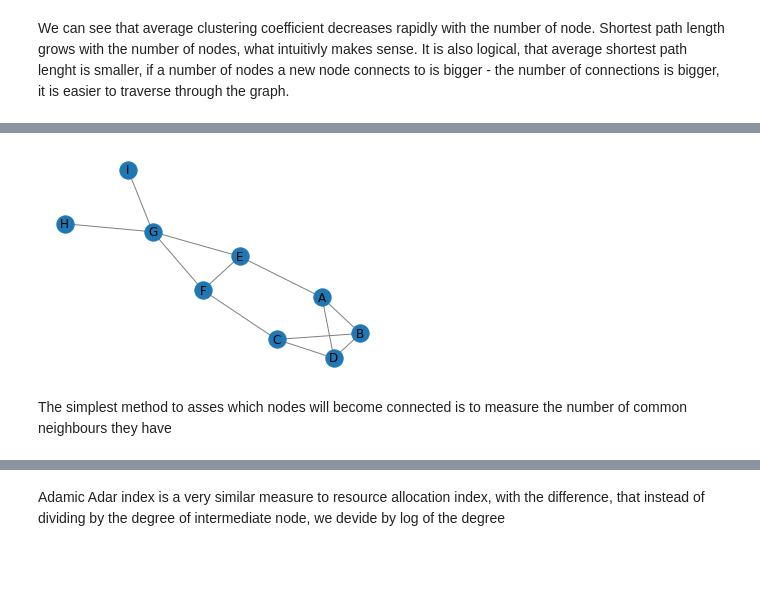
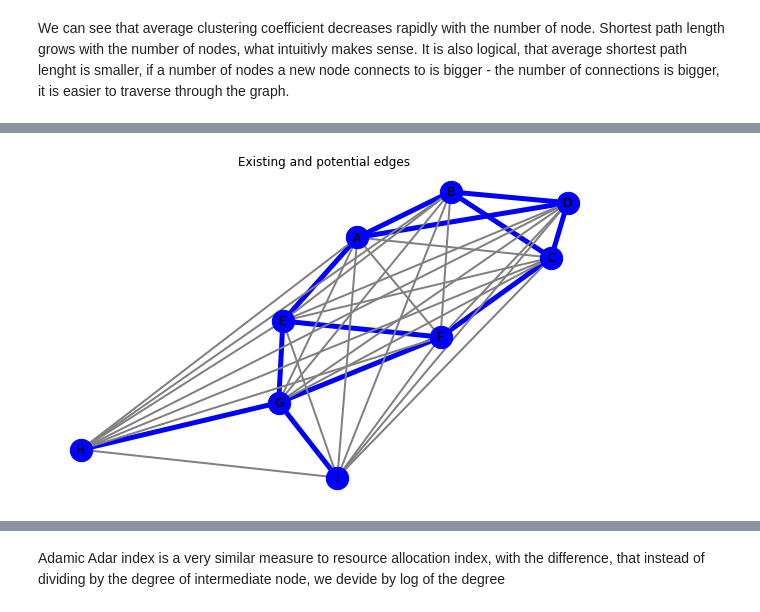
Before and after one commit to sfczekalski/social_network_analysis, a Jupyter notebook: 6 Network Evolution.ipynb, the cells around one changed output, grey strips where cells are left out. Cells and saved outputs as stored; diff of their text form; code cells hidden in the pictures; blank space fills up the shorter version.

```diff
--- a/6 Network Evolution.ipynb
+++ b/6 Network Evolution.ipynb
@@ -264,23 +335,50 @@ nx.average_shortest_path_length(G)
 # %%
 G = nx.Graph()
 G.add_edge('A', 'B', label='actual')
 G.add_edge('A', 'D', label='actual')
 G.add_edge('B', 'D', label='actual')
 G.add_edge('B', 'C', label='actual')
 G.add_edge('C', 'D', label='actual')
 G.add_edge('A', 'E', label='actual')
 G.add_edge('C', 'F', label='actual')
 G.add_edge('E', 'F', label='actual')
 G.add_edge('E', 'G', label='actual')
 G.add_edge('G', 'F', label='actual')
 G.add_edge('G', 'H', label='actual')
 G.add_edge('G', 'I', label='actual')
 
 actual_edges = [(v, w) for v, w in G.edges if G.edges[v, w]['label'] == 'actual']
 pos = nx.spring_layout(G)
-nx.draw_networkx(G, pos, edge_color='grey')
+
+G_initial = G.edge_subgraph(actual_edges)
+
+# Add all potential, not yet formed edges
+missing_edges = list(nx.non_edges(G))
+for edge in missing_edges:
+    G.add_edge(*edge, label='missing')
+
+plt.figure(figsize=(10, 6))
+
+# Draw actual graph
+nx.draw_networkx(
+    G,
+    pos=pos,
+    node_size=500,
+    edgelist=actual_edges,
+    node_color='blue',
+    edge_color='blue',
+    width=5)
+
+# Draw potential edges
+nx.draw_networkx(
+    G,
+    pos=pos,
+    node_size=0,
+    edgelist=missing_edges,
+    edge_color='grey',
+    width=2)
+
+plt.title('Existing and potential edges')
 plt.axis('off');
 # %% [output]
-[figure, old version]
+[figure, new version]
-# %% [markdown]
-The simplest method to asses which nodes will become connected is to measure the number of common neighbours they have
```
Also changed, not shown: parts of 49 cells of this notebook.
